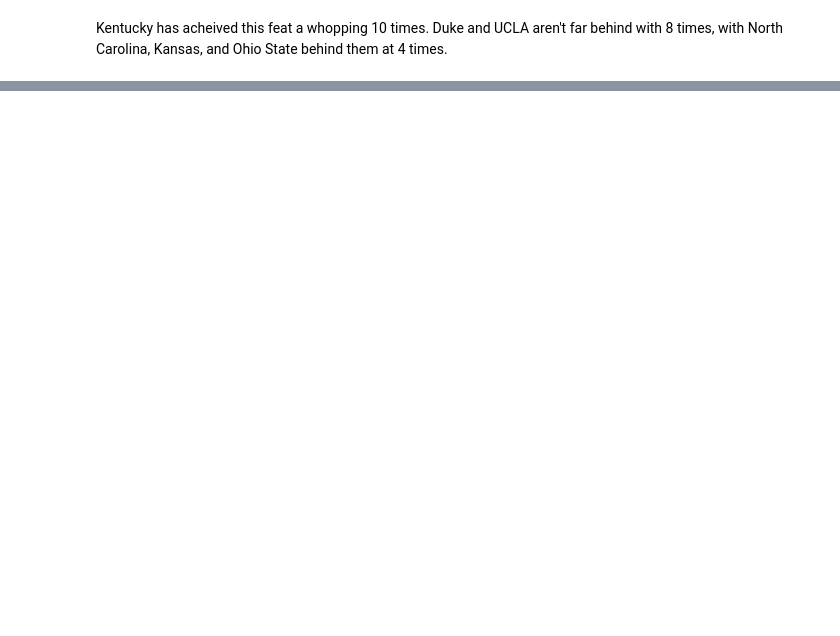
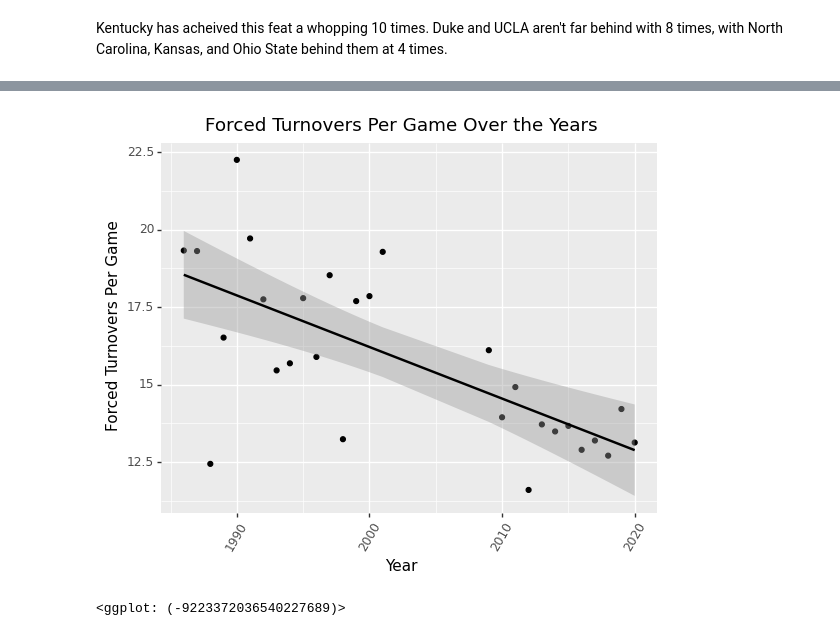
Before and after one commit to mhsmathew/College-Basketball-Data-Science-Analysis, a Jupyter notebook: Final Project Notebook.ipynb, the cells around one changed output, grey strips where cells are left out. Cells and saved outputs as stored; diff of their text form; code cells hidden in the pictures; blank space fills up the shorter version.

```diff
--- a/Final Project Notebook.ipynb
+++ b/Final Project Notebook.ipynb
@@ -241,0 +285,11 @@ Warnings:
+# %%
+(ggplot(turnovers, aes(x= 'year', y = 'opp_tov_per_g')) +
+geom_point() +
+theme(axis_text_x = element_text(angle=60)) +
+xlab('Year') +
+ylab('Forced Turnovers Per Game') +
+ggtitle('Forced Turnovers Per Game Over the Years') +
+geom_smooth(method = 'lm'))
+# %% [output]
+[figure, added]
+<ggplot: (-9223372036540227689)>
```
Also changed, not shown: parts of 21 cells of this notebook.
